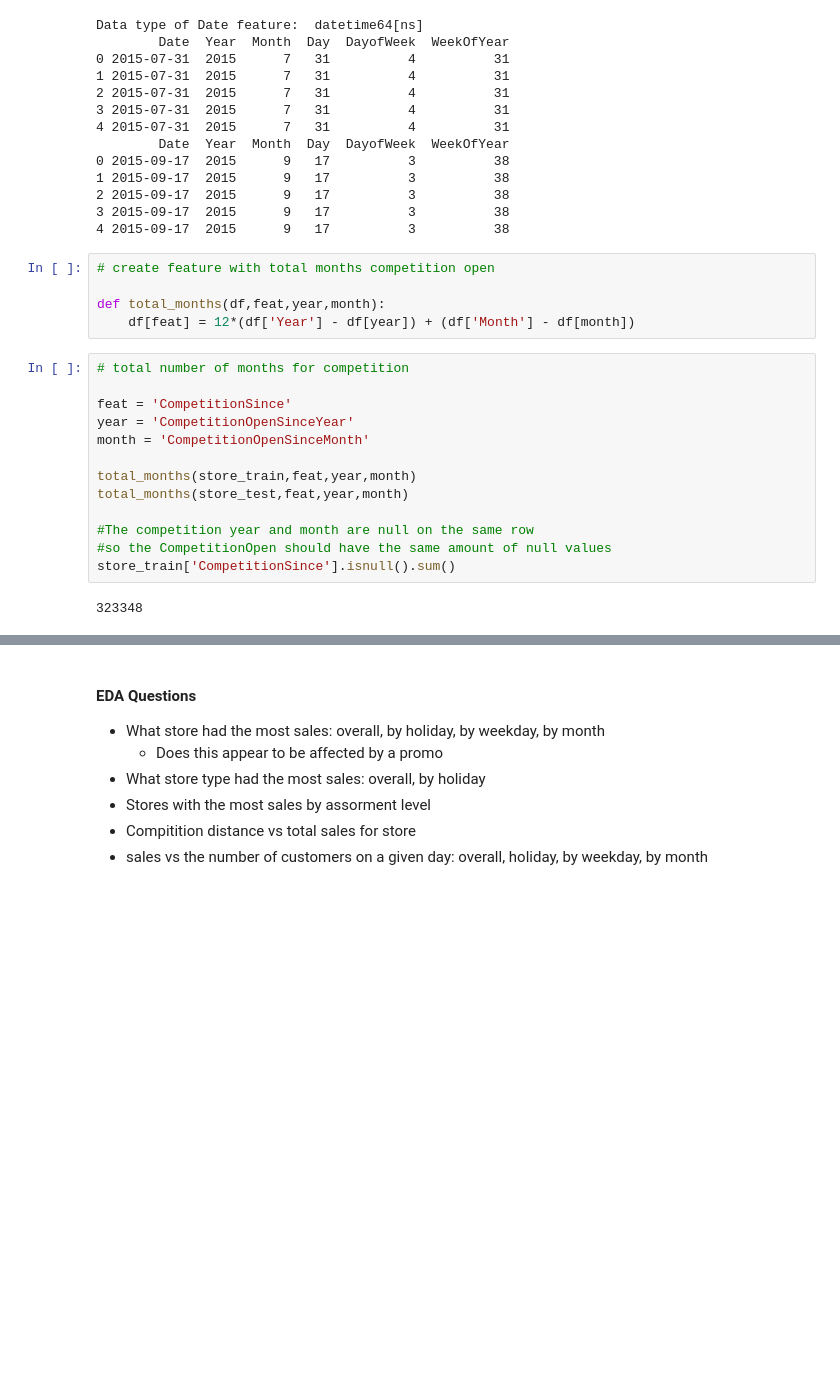
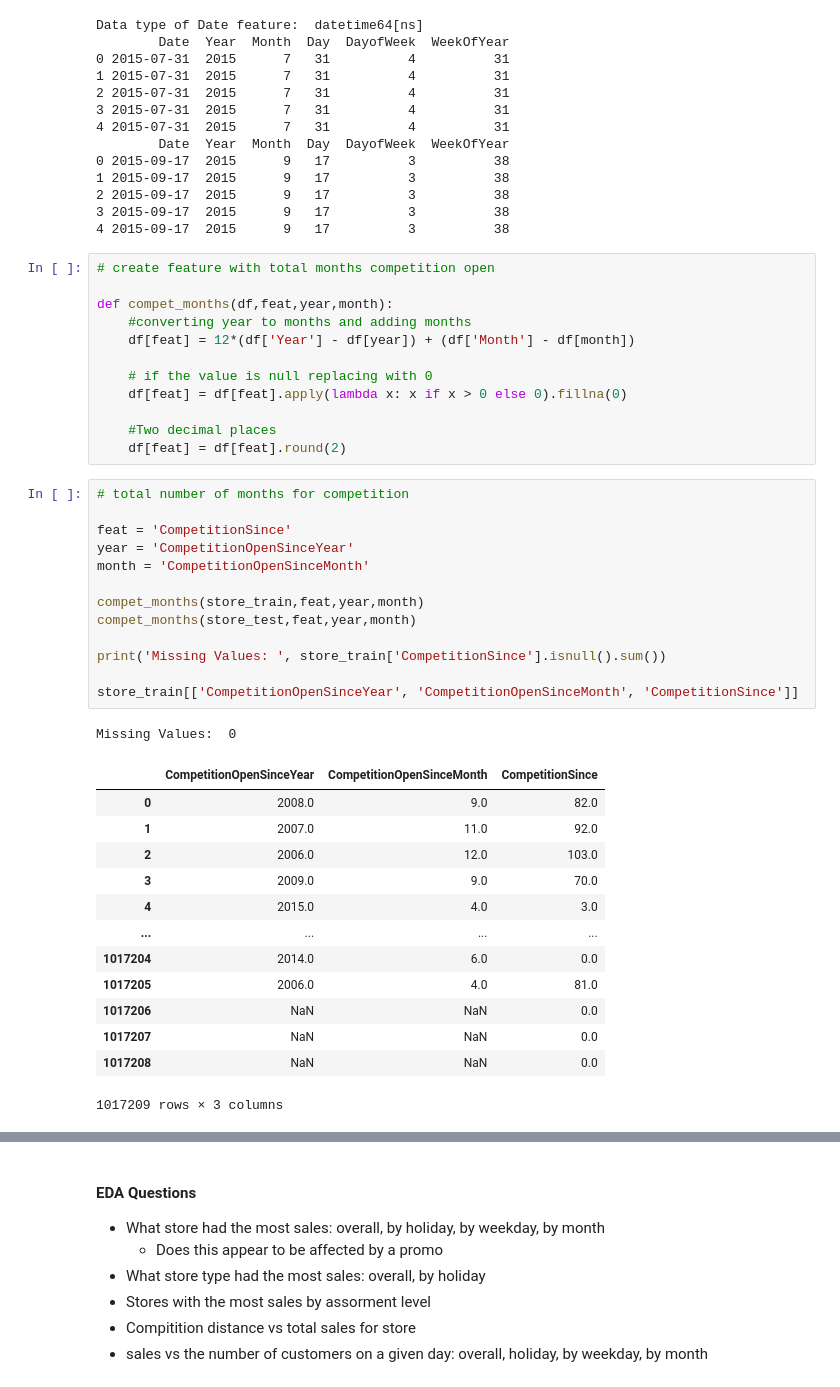
Before and after one commit to lynnmench/Rossmann_Store_Sales, a Jupyter notebook: Rossmann_Store_EDA.ipynb, the cells around one changed output, grey strips where cells are left out. Drawn from its saved outputs; the diff is of its cells as text; blank space fills up the shorter version.

```diff
--- a/Rossmann_Store_EDA.ipynb
+++ b/Rossmann_Store_EDA.ipynb
@@ -230,21 +237,41 @@ Data type of Date feature:  datetime64[ns]
 # %%
 # create feature with total months competition open
 
-def total_months(df,feat,year,month):
+def compet_months(df,feat,year,month):
+    #converting year to months and adding months
     df[feat] = 12*(df['Year'] - df[year]) + (df['Month'] - df[month])
+
+    # if the value is null replacing with 0
+    df[feat] = df[feat].apply(lambda x: x if x > 0 else 0).fillna(0)
+
+    #Two decimal places
+    df[feat] = df[feat].round(2)
 # %%
 # total number of months for competition
 
 feat = 'CompetitionSince'
 year = 'CompetitionOpenSinceYear'
 month = 'CompetitionOpenSinceMonth'
 
-total_months(store_train,feat,year,month)
-total_months(store_test,feat,year,month)
+compet_months(store_train,feat,year,month)
+compet_months(store_test,feat,year,month)
 
-#The competition year and month are null on the same row
-#so the CompetitionOpen should have the same amount of null values
-store_train['CompetitionSince'].isnull().sum()
+print('Missing Values: ', store_train['CompetitionSince'].isnull().sum())
+
+store_train[['CompetitionOpenSinceYear', 'CompetitionOpenSinceMonth', 'CompetitionSince']]
 # %% [output]
-323348
+Missing Values:  0
+|  | CompetitionOpenSinceYear | CompetitionOpenSinceMonth | CompetitionSince |
+| 0 | 2008.0 | 9.0 | 82.0 |
+| 1 | 2007.0 | 11.0 | 92.0 |
+| 2 | 2006.0 | 12.0 | 103.0 |
+| 3 | 2009.0 | 9.0 | 70.0 |
+| 4 | 2015.0 | 4.0 | 3.0 |
+| ... | ... | ... | ... |
+| 1017204 | 2014.0 | 6.0 | 0.0 |
+| 1017205 | 2006.0 | 4.0 | 81.0 |
+| 1017206 | NaN | NaN | 0.0 |
+| 1017207 | NaN | NaN | 0.0 |
+| 1017208 | NaN | NaN | 0.0 |
+1017209 rows × 3 columns
 # %%
```
Also changed, not shown: parts of 23 cells of this notebook.
